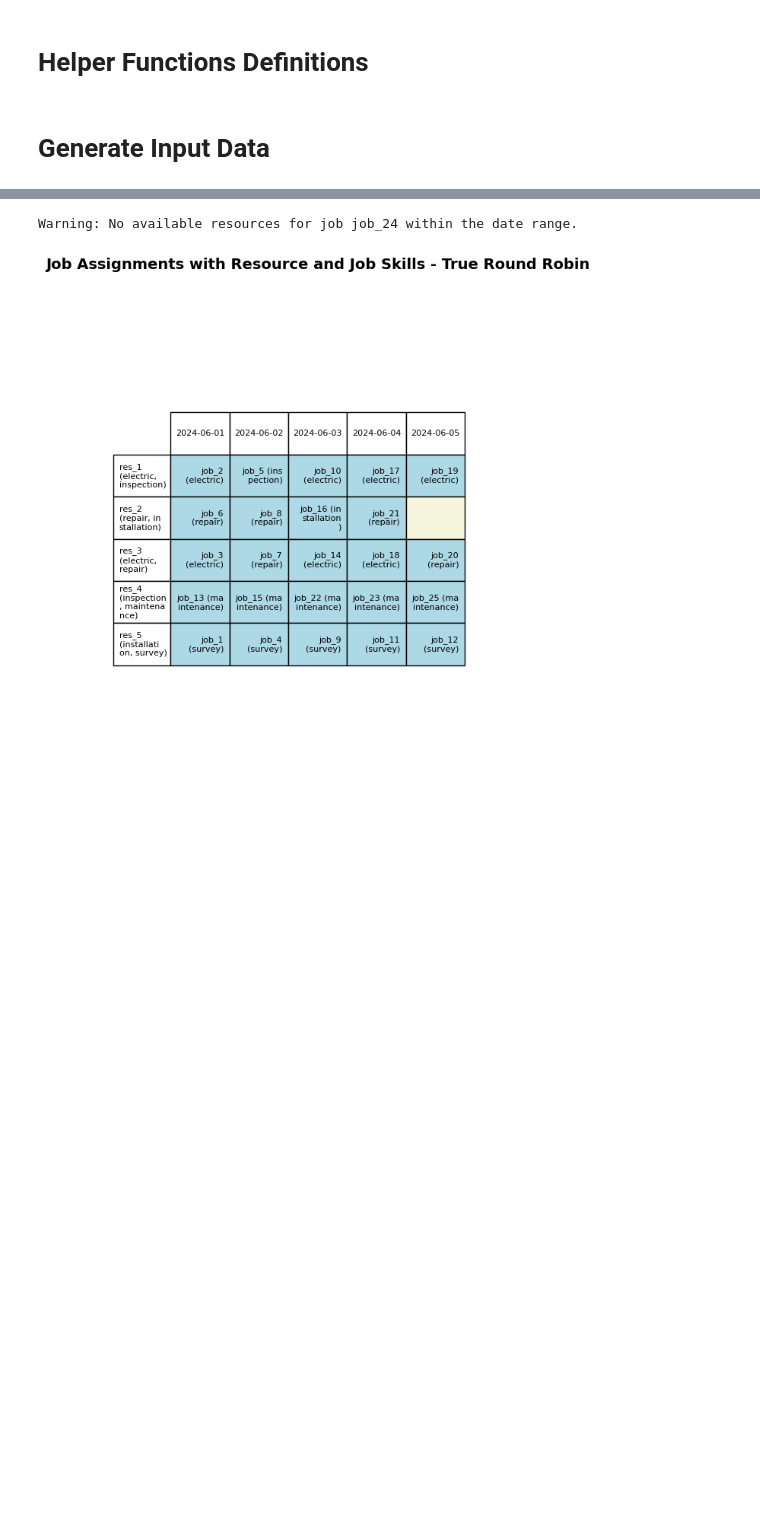
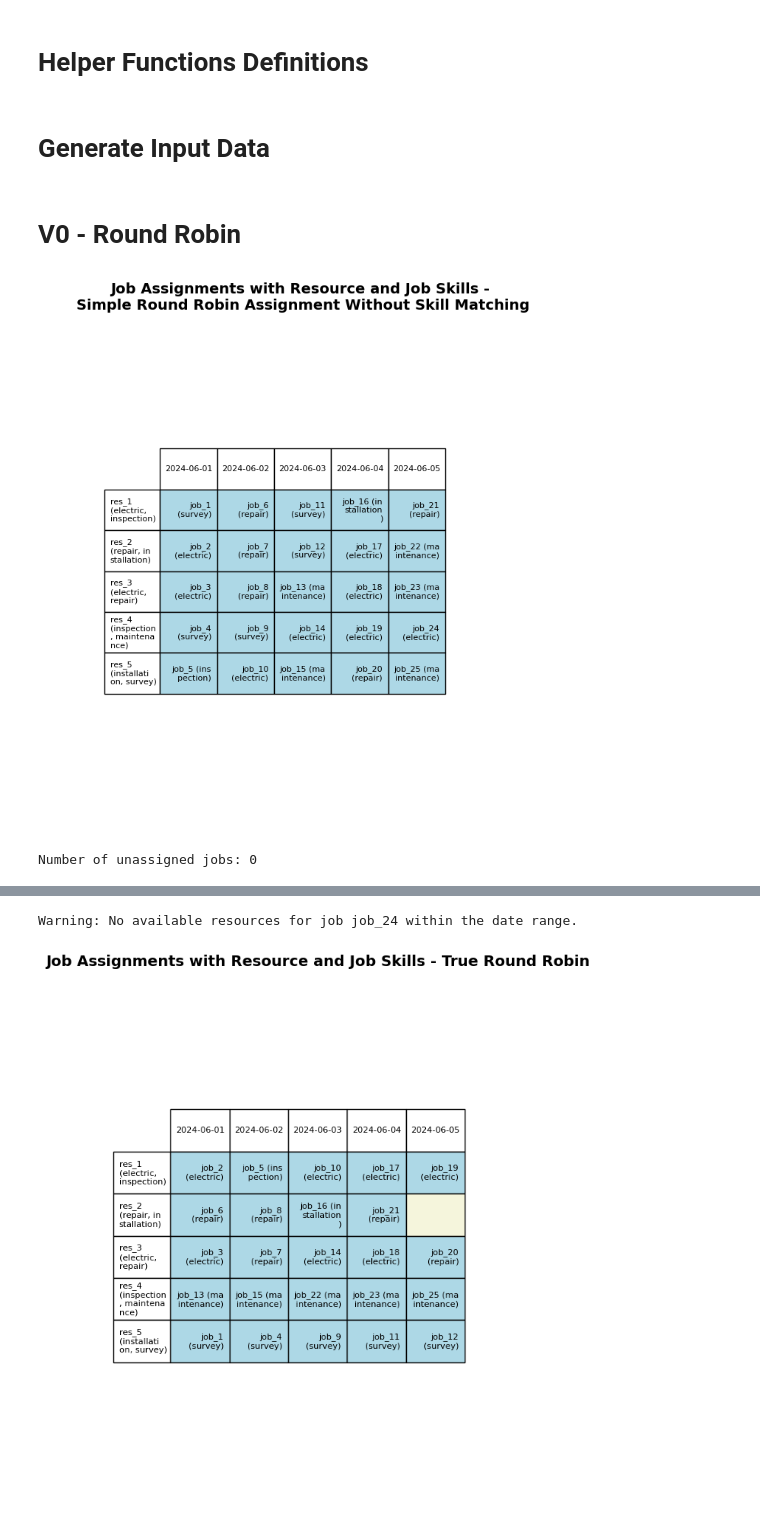
Before and after one commit to nzorndorf/auto-scheduler, a Jupyter notebook: auto-scheduler-sprint-A.ipynb, the cells around one changed output, grey strips where cells are left out. Saved outputs shown, nothing was run; the diff lists cells and outputs as text; code cells hidden in the pictures; blank space fills up the shorter version.

Commit message:
added simple round robin without skill matching to sprint A notebook

```diff
--- a/auto-scheduler-sprint-A.ipynb
+++ b/auto-scheduler-sprint-A.ipynb
@@ -161,3 +161,5 @@ input_data = {
         ])} for i in range(25)
     ]
 }
+# %% [markdown]
+# V0 - Round Robin
@@ -164 +230,16 @@ input_data = {
+# %%
+# Generate job schedule using simple round robin
+job_schedule = simple_round_robin_auto_schedule(input_data)
+
+# Visualize the assignments
+visualize_job_assignments(job_schedule, input_data["resources"],
+                        input_data["date_range"], input_data["jobs"],
+                        '\nSimple Round Robin Assignment Without Skill Matching')
+
+# Check for unassigned jobs
+unassigned_jobs = find_unassigned_jobs(input_data, job_schedule)
+print(f"\nNumber of unassigned jobs: {len(unassigned_jobs)}")
+# %% [output]
+[figure, added]
+Number of unassigned jobs: 0
 # %% [markdown]
```
Also changed, not shown: parts of 4 cells of this notebook.
